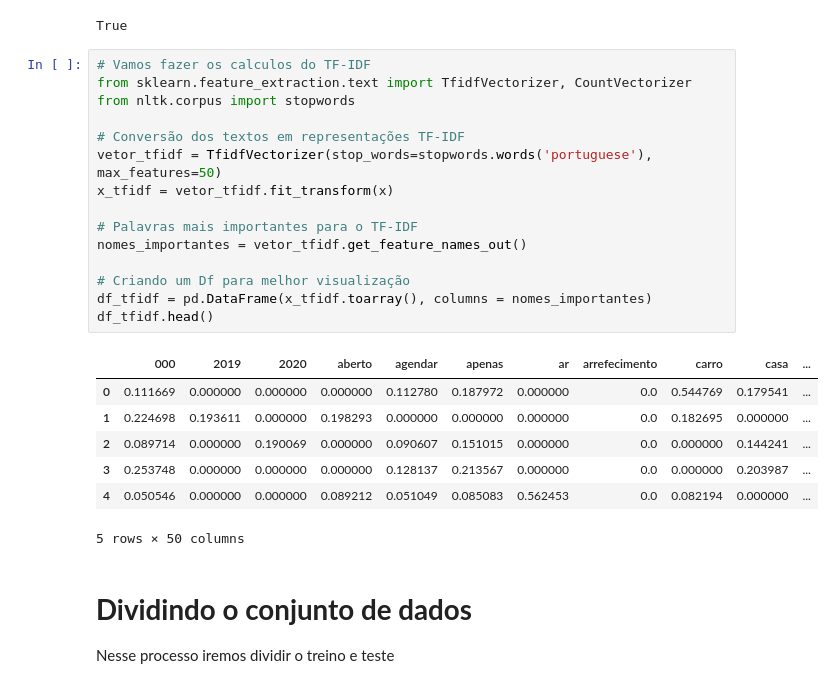
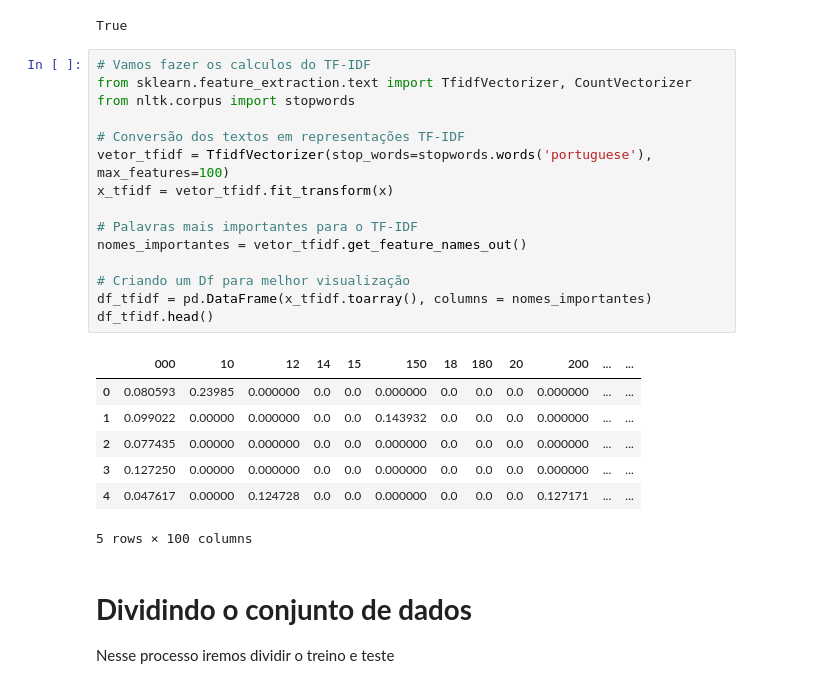
Before and after one commit to JoaoMichaeli/ChatMech, a Jupyter notebook: SPRINT 4/IA/Sprint4.ipynb, the cells around one changed output. Cells and saved outputs as stored; diff of their text form.

```diff
--- a/SPRINT 4/IA/Sprint4.ipynb
+++ b/SPRINT 4/IA/Sprint4.ipynb
@@ -111,26 +111,26 @@ True
 # %%
 # Vamos fazer os calculos do TF-IDF
 from sklearn.feature_extraction.text import TfidfVectorizer, CountVectorizer
 from nltk.corpus import stopwords
 
 # Conversão dos textos em representações TF-IDF
-vetor_tfidf = TfidfVectorizer(stop_words=stopwords.words('portuguese'), max_features=50)
+vetor_tfidf = TfidfVectorizer(stop_words=stopwords.words('portuguese'), max_features=100)
 x_tfidf = vetor_tfidf.fit_transform(x)
 
 # Palavras mais importantes para o TF-IDF
 nomes_importantes = vetor_tfidf.get_feature_names_out()
 
 # Criando um Df para melhor visualização
 df_tfidf = pd.DataFrame(x_tfidf.toarray(), columns = nomes_importantes)
 df_tfidf.head()
 # %% [output]
-|  | 000 | 2019 | 2020 | aberto | agendar | apenas | ar | arrefecimento | carro | casa | ... |
-| 0 | 0.111669 | 0.000000 | 0.000000 | 0.000000 | 0.112780 | 0.187972 | 0.000000 | 0.0 | 0.544769 | 0.179541 | ... |
-| 1 | 0.224698 | 0.193611 | 0.000000 | 0.198293 | 0.000000 | 0.000000 | 0.000000 | 0.0 | 0.182695 | 0.000000 | ... |
-| 2 | 0.089714 | 0.000000 | 0.190069 | 0.000000 | 0.090607 | 0.151015 | 0.000000 | 0.0 | 0.000000 | 0.144241 | ... |
-| 3 | 0.253748 | 0.000000 | 0.000000 | 0.000000 | 0.128137 | 0.213567 | 0.000000 | 0.0 | 0.000000 | 0.203987 | ... |
-| 4 | 0.050546 | 0.000000 | 0.000000 | 0.089212 | 0.051049 | 0.085083 | 0.562453 | 0.0 | 0.082194 | 0.000000 | ... |
+|  | 000 | 10 | 12 | 14 | 15 | 150 | 18 | 180 | 20 | 200 | ... | ... |
+| 0 | 0.080593 | 0.23985 | 0.000000 | 0.0 | 0.0 | 0.000000 | 0.0 | 0.0 | 0.0 | 0.000000 | ... | ... |
+| 1 | 0.099022 | 0.00000 | 0.000000 | 0.0 | 0.0 | 0.143932 | 0.0 | 0.0 | 0.0 | 0.000000 | ... | ... |
+| 2 | 0.077435 | 0.00000 | 0.000000 | 0.0 | 0.0 | 0.000000 | 0.0 | 0.0 | 0.0 | 0.000000 | ... | ... |
+| 3 | 0.127250 | 0.00000 | 0.000000 | 0.0 | 0.0 | 0.000000 | 0.0 | 0.0 | 0.0 | 0.000000 | ... | ... |
+| 4 | 0.047617 | 0.00000 | 0.124728 | 0.0 | 0.0 | 0.000000 | 0.0 | 0.0 | 0.0 | 0.127171 | ... | ... |
-5 rows × 50 columns
+5 rows × 100 columns
 # %% [markdown]
 # **Dividindo o conjunto de dados**
 Nesse processo iremos dividir o treino e teste
```
Also changed, not shown: parts of 4 cells of this notebook, 4 other files.
